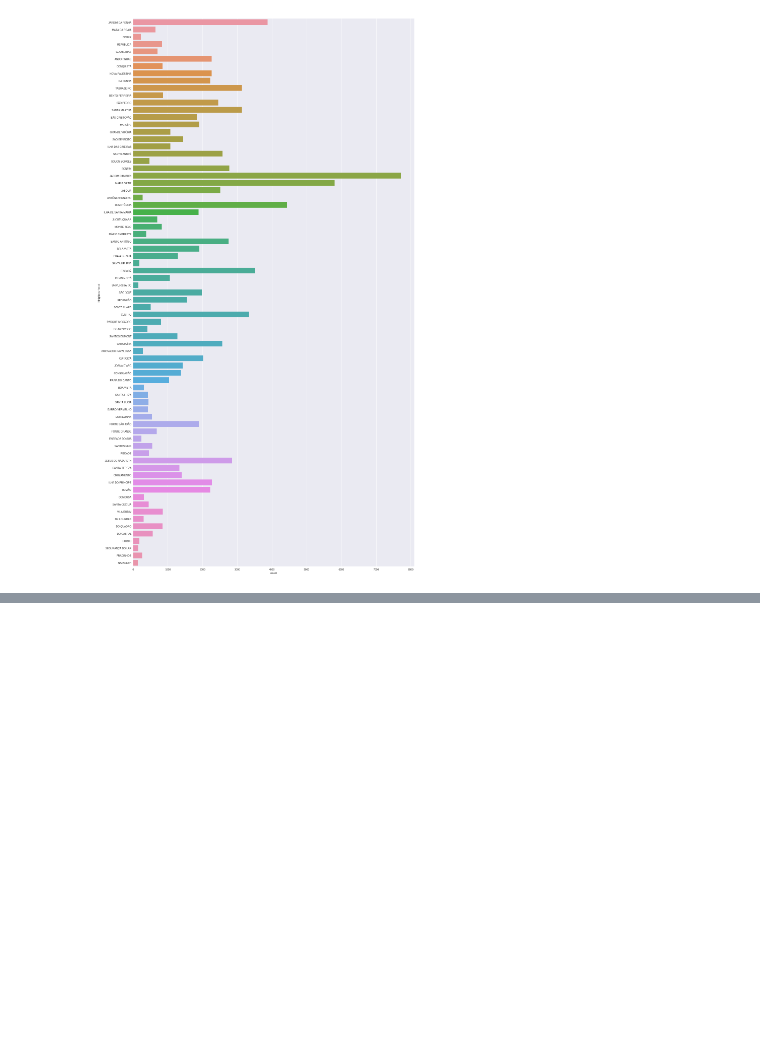
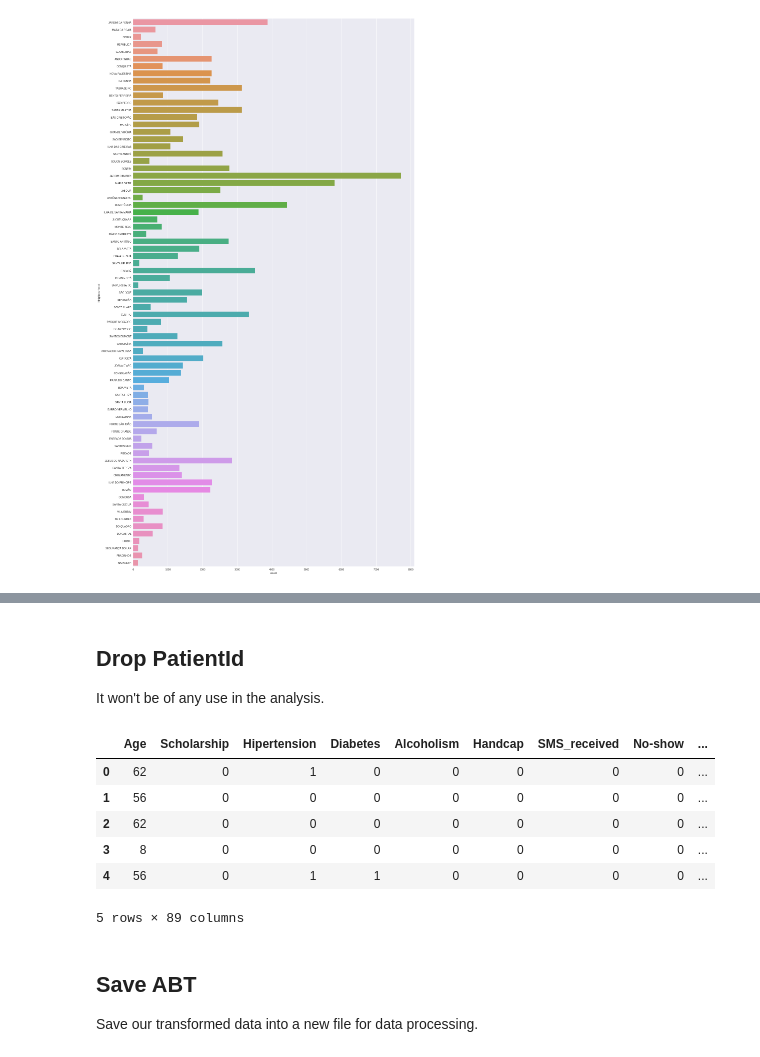
Before and after one commit to pisarenko-net/machine-learning, a Jupyter notebook: no-show-hospital/Appointment noshow - Feature Engineering.ipynb, the cells around one changed output, grey strips where cells are left out. Saved outputs shown, nothing was run; the diff lists cells and outputs as text; code cells hidden in the pictures; blank space fills up the shorter version.

Commit message:
Finish first iteration of feature engineering; save ABT

```diff
--- a/no-show-hospital/Appointment noshow - Feature Engineering.ipynb
+++ b/no-show-hospital/Appointment noshow - Feature Engineering.ipynb
@@ -180,0 +212,19 @@ df.sample(n=40)
+# %% [markdown]
+## Drop PatientId
+
+It won't be of any use in the analysis.
+# %%
+df = df.drop('PatientId', axis=1)
+df.head()
+# %% [output]
+|  | Age | Scholarship | Hipertension | Diabetes | Alcoholism | Handcap | SMS_received | No-show | ... |
+| 0 | 62 | 0 | 1 | 0 | 0 | 0 | 0 | 0 | ... |
+| 1 | 56 | 0 | 0 | 0 | 0 | 0 | 0 | 0 | ... |
+| 2 | 62 | 0 | 0 | 0 | 0 | 0 | 0 | 0 | ... |
+| 3 | 8 | 0 | 0 | 0 | 0 | 0 | 0 | 0 | ... |
+| 4 | 56 | 0 | 1 | 1 | 0 | 0 | 0 | 0 | ... |
+5 rows × 89 columns
+# %% [markdown]
+## Save ABT
+
+Save our transformed data into a new file for data processing.
```
Also changed, not shown: parts of 12 cells of this notebook, 1 other file.
